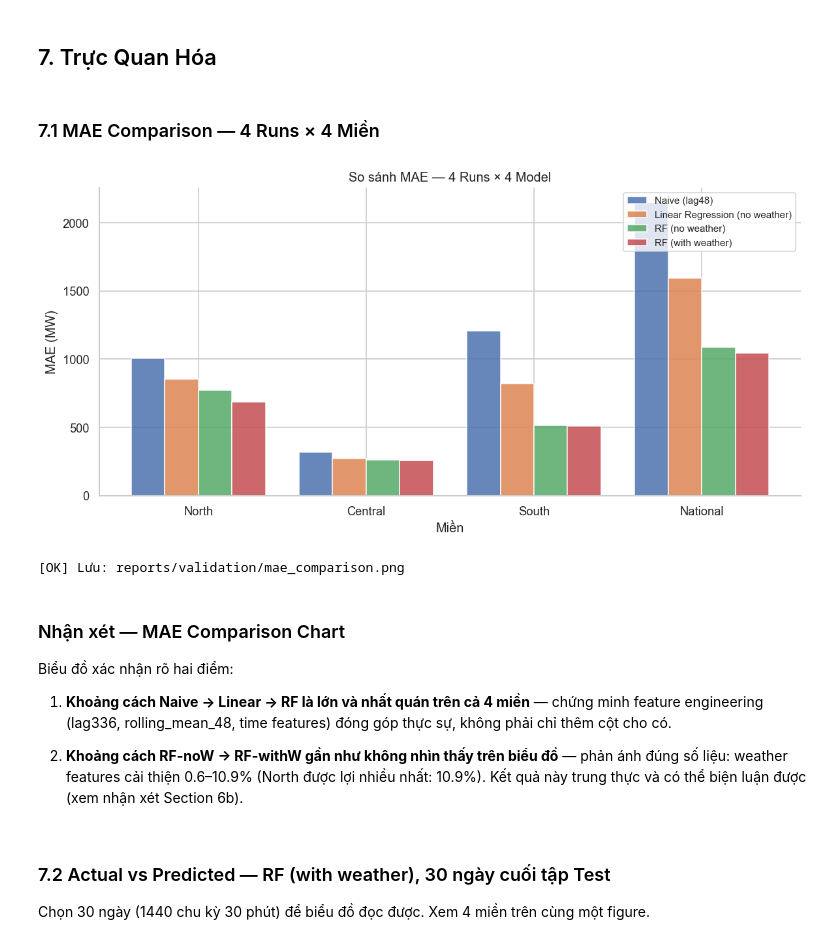
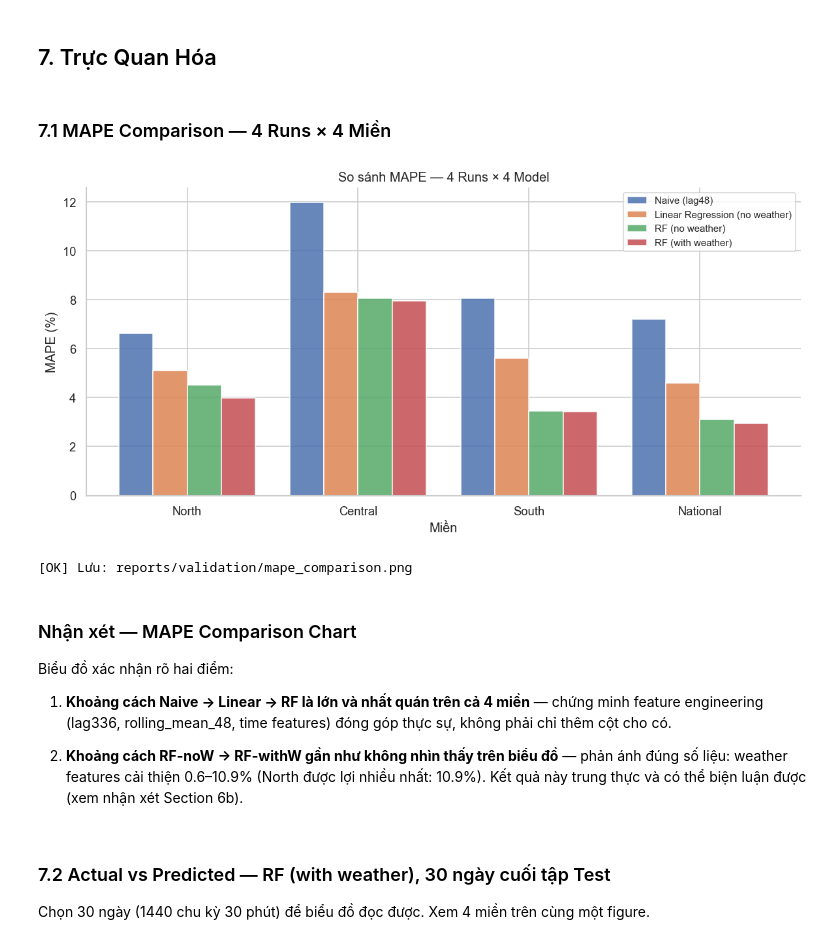
Before and after one commit to kicky-33/DS108-Project, a Jupyter notebook: notebooks/08_validation.ipynb, the cells around one changed output. Drawn from its saved outputs; the diff is of its cells as text; code cells hidden in the pictures.

```diff
--- a/notebooks/08_validation.ipynb
+++ b/notebooks/08_validation.ipynb
@@ -312,7 +421,8 @@ for region, cfg in MODEL_CONFIG.items():
     results.append({'region': region, 'run': 'Naive (lag48)',
                     **metrics_naive, 'n_features': 1})
     print(f'  Naive      MAE={metrics_naive["mae_mw"]:>8.1f} MW  '
-          f'RMSE={metrics_naive["rmse_mw"]:>8.1f} MW')
+          f'RMSE={metrics_naive["rmse_mw"]:>8.1f} MW  '
+          f'MAPE={metrics_naive["mape_pct"]:>5.1f}%')
 
 
     # --- Run 2: Linear Regression (no weather) ---
@@ -325,7 +435,8 @@ for region, cfg in MODEL_CONFIG.items():
     results.append({'region': region, 'run': 'Linear Regression (no weather)',
                     **metrics_lr, 'n_features': len(cfg['features_no_weather'])})
     print(f'  LinearReg(noW) MAE={metrics_lr["mae_mw"]:>8.1f} MW  '
-          f'RMSE={metrics_lr["rmse_mw"]:>8.1f} MW')
+          f'RMSE={metrics_lr["rmse_mw"]:>8.1f} MW  '
+          f'MAPE={metrics_lr["mape_pct"]:>5.1f}%')
 
     # --- Run 3: Random Forest không weather ---
     X_train_rf0, y_train_rf0 = get_xy(df_train, cfg['features_no_weather'], target_col)
@@ -340,7 +451,8 @@ for region, cfg in MODEL_CONFIG.items():
     results.append({'region': region, 'run': 'RF (no weather)',
                     **metrics_rf0, 'n_features': len(cfg['features_no_weather'])})
     print(f'  RF-noW     MAE={metrics_rf0["mae_mw"]:>8.1f} MW  '
-          f'RMSE={metrics_rf0["rmse_mw"]:>8.1f} MW')
+          f'RMSE={metrics_rf0["rmse_mw"]:>8.1f} MW  '
+          f'MAPE={metrics_rf0["mape_pct"]:>5.1f}%')
 
     # --- Run 4: Random Forest có weather ---
     X_train_rf1, y_train_rf1 = get_xy(df_train, cfg['features_with_weather'], target_col)
@@ -355,7 +467,8 @@ for region, cfg in MODEL_CONFIG.items():
     results.append({'region': region, 'run': 'RF (with weather)',
                     **metrics_rf1, 'n_features': len(cfg['features_with_weather'])})
     print(f'  RF-withW   MAE={metrics_rf1["mae_mw"]:>8.1f} MW  '
-          f'RMSE={metrics_rf1["rmse_mw"]:>8.1f} MW')
+          f'RMSE={metrics_rf1["rmse_mw"]:>8.1f} MW  '
+          f'MAPE={metrics_rf1["mape_pct"]:>5.1f}%')
 
     # Lưu predictions của RF best (có weather) để dùng sau
     # Cần align index với test_rf1 (đã dropna)
@@ -485,7 +596,7 @@ isolation_results = []
 for region, cfg in MODEL_CONFIG.items():
     target_col = cfg['target']
 
-    # Run 5a: Time only — không lag, không weather
+    # Run 6b-1: Time only — khong lag, khong weather (baseline thuan thoi gian)
     X_tr_5a, y_tr_5a = get_xy(df_train, TIME_COLS, target_col)
     X_te_5a, y_te_5a = get_xy(df_test, TIME_COLS, target_col)
     rf_5a = RandomForestRegressor(
@@ -496,7 +607,7 @@ for region, cfg in MODEL_CONFIG.items():
     m_5a = compute_metrics(y_te_5a, rf_5a.predict(X_te_5a), target_col)
     isolation_results.append({'region': region, 'run': 'RF — Time only', **m_5a})
 
-    # Run 5b: Time + Weather — không lag
+    # Run 6b-2: Time + Weather — khong lag (do dong gop weather khi khong bi lag an)
     weather_cols = {
         'North': WEATHER_NORTH, 'Central': WEATHER_CENTRAL,
         'South': WEATHER_SOUTH,
@@ -514,13 +625,13 @@ for region, cfg in MODEL_CONFIG.items():
     isolation_results.append({'region': region, 'run': 'RF — Time + Weather (no lag)', **m_5b})
 
 iso_df = pd.DataFrame(isolation_results)
-pivot_iso = iso_df.pivot(index='run', columns='region', values='mae_mw')
+pivot_iso = iso_df.pivot(index='run', columns='region', values='mape_pct')
 
-print('=== MAE (MW) — Weather Isolation Runs ===')
+print('=== MAPE (%) — Weather Isolation Runs ===')
 print(pivot_iso.round(1).to_string())
 
 # So sánh với RF best (with weather, có lag) từ Section 5
-rf_best = pivot_mae.loc['RF (with weather)']
+rf_best = pivot_mape.loc['RF (with weather)']
 print('\n=== Tham chiếu: RF (with weather, có lag) từ Section 5 ===')
 print(rf_best.round(1).to_string())
 
@@ -528,7 +639,7 @@ print(rf_best.round(1).to_string())
 time_only = pivot_iso.loc['RF — Time only']
 time_weather = pivot_iso.loc['RF — Time + Weather (no lag)']
 weather_signal = (time_only - time_weather) / time_only * 100
-print('\n=== Đóng góp weather khi không có lag (Run 5a → 5b) ===')
+print('\n=== Đóng góp weather khi không có lag (Run 6b-1 → 5b) ===')
 for r, pct in weather_signal.items():
     print(f'  {r:>10}: {pct:+.1f}%')
 # %% [output]
@@ -576,35 +681,35 @@ Mỗi miền điện được đại diện bởi **một thành phố duy nhấ
 # %% [markdown]
 ## 7. Trực Quan Hóa
 # %% [markdown]
-### 7.1 MAE Comparison — 4 Runs × 4 Miền
+### 7.1 MAPE Comparison — 4 Runs × 4 Miền
 # %%
 fig, ax = plt.subplots(figsize=(10, 5))
 
 regions = ['North', 'Central', 'South', 'National']
 x = np.arange(len(regions))
 width = 0.2
 colors = ['#4c72b0', '#dd8452', '#55a868', '#c44e52']
 
 for i, run in enumerate(run_order):
-    mae_vals = [pivot_mae.loc[run, r] for r in regions]
-    bars = ax.bar(x + i * width, mae_vals, width, label=run, color=colors[i], alpha=0.85)
+    mape_vals = [pivot_mape.loc[run, r] for r in regions]
+    bars = ax.bar(x + i * width, mape_vals, width, label=run, color=colors[i], alpha=0.85)
 
 ax.set_xlabel('Miền')
-ax.set_ylabel('MAE (MW)')
-ax.set_title('So sánh MAE — 4 Runs × 4 Model')
+ax.set_ylabel('MAPE (%)')
+ax.set_title('So sánh MAPE — 4 Runs × 4 Model')
 ax.set_xticks(x + width * 1.5)
 ax.set_xticklabels(regions)
 ax.legend(loc='upper right', fontsize=9)
 sns.despine()
 plt.tight_layout()
-plt.savefig(REPORTS_DIR / 'mae_comparison.png', bbox_inches='tight', dpi=120)
+plt.savefig(REPORTS_DIR / 'mape_comparison.png', bbox_inches='tight', dpi=120)
 plt.show()
-print('[OK] Lưu: reports/validation/mae_comparison.png')
+print('[OK] Lưu: reports/validation/mape_comparison.png')
 # %% [output]
-[figure, old version]
+[figure, new version]
-[OK] Lưu: reports/validation/mae_comparison.png
+[OK] Lưu: reports/validation/mape_comparison.png
 # %% [markdown]
-### Nhận xét — MAE Comparison Chart
+### Nhận xét — MAPE Comparison Chart
 
 Biểu đồ xác nhận rõ hai điểm:
 
```
Also changed, not shown: parts of 19 cells of this notebook, 34 other files.
